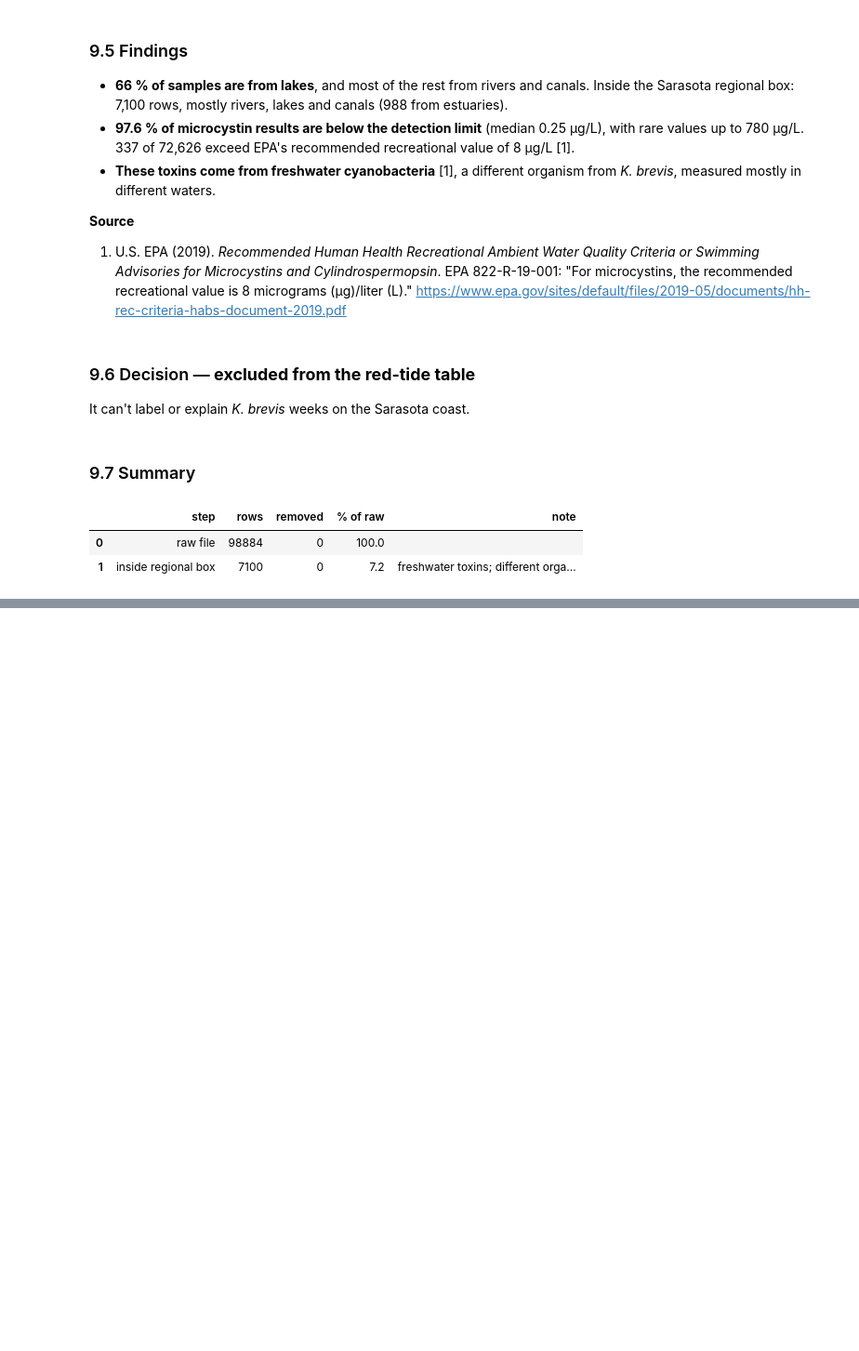
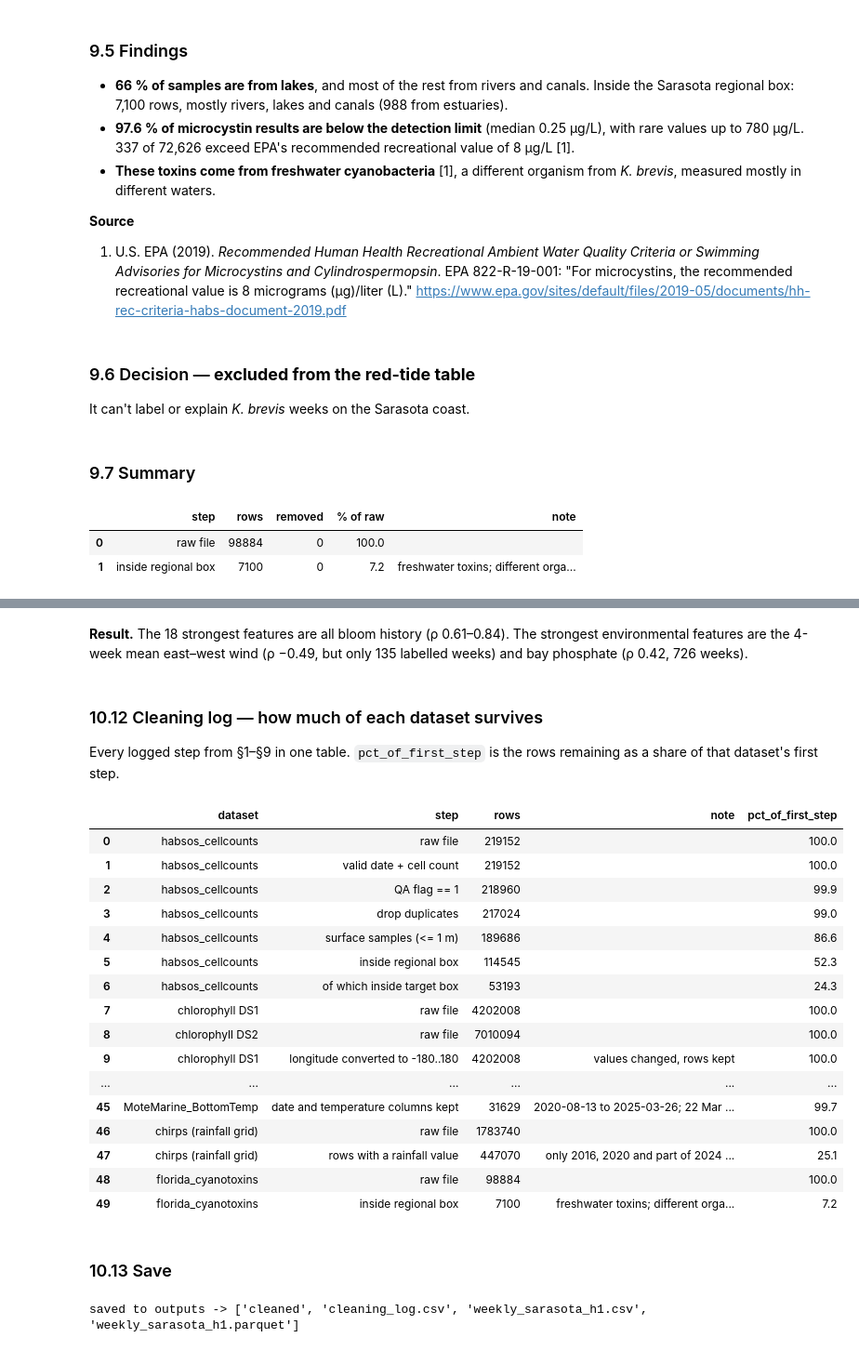
Before and after one commit to Break-Through-Tech/Biointerphase-1A-forecasting-harmful-algal-bloom-risk, a Jupyter notebook: models/notebooks/00_master_eda_and_merge.ipynb, the cells around one changed output, grey strips where cells are left out. Shown at 93% size. Saved outputs shown, nothing was run; the diff lists cells and outputs as text; code cells hidden in the pictures; blank space fills up the shorter version.

```diff
--- a/models/notebooks/00_master_eda_and_merge.ipynb
+++ b/models/notebooks/00_master_eda_and_merge.ipynb
@@ -2290,0 +2739,39 @@ del tox, mc, near
+# %% [markdown]
+**Result.** The 18 strongest features are all bloom history (ρ 0.61–0.84). The strongest environmental features are the 4-week mean east–west wind (ρ −0.49, but only 135 labelled weeks) and bay phosphate (ρ 0.42, 726 weeks).
+# %% [markdown]
+### 10.12 Cleaning log — how much of each dataset survives
+Every logged step from §1–§9 in one table. `pct_of_first_step` is the rows remaining as a share of that dataset's first step.
+# %%
+log = pd.DataFrame(LOG)
+log["pct_of_first_step"] = log.groupby("dataset")["rows"].transform(lambda s: (100 * s / s.iloc[0]).round(1))
+log
+# %% [output]
+|  | dataset | step | rows | note | pct_of_first_step |
+| 0 | habsos_cellcounts | raw file | 219152 |  | 100.0 |
+| 1 | habsos_cellcounts | valid date + cell count | 219152 |  | 100.0 |
+| 2 | habsos_cellcounts | QA flag == 1 | 218960 |  | 99.9 |
+| 3 | habsos_cellcounts | drop duplicates | 217024 |  | 99.0 |
+| 4 | habsos_cellcounts | surface samples (<= 1 m) | 189686 |  | 86.6 |
+| 5 | habsos_cellcounts | inside regional box | 114545 |  | 52.3 |
+| 6 | habsos_cellcounts | of which inside target box | 53193 |  | 24.3 |
+| 7 | chlorophyll DS1 | raw file | 4202008 |  | 100.0 |
+| 8 | chlorophyll DS2 | raw file | 7010094 |  | 100.0 |
+| 9 | chlorophyll DS1 | longitude converted to -180..180 | 4202008 | values changed, rows kept | 100.0 |
+| ... | ... | ... | ... | ... | ... |
+| 45 | MoteMarine_BottomTemp | date and temperature columns kept | 31629 | 2020-08-13 to 2025-03-26; 22 Mar ... | 99.7 |
+| 46 | chirps (rainfall grid) | raw file | 1783740 |  | 100.0 |
+| 47 | chirps (rainfall grid) | rows with a rainfall value | 447070 | only 2016, 2020 and part of 2024 ... | 25.1 |
+| 48 | florida_cyanotoxins | raw file | 98884 |  | 100.0 |
+| 49 | florida_cyanotoxins | inside regional box | 7100 | freshwater toxins; different orga... | 7.2 |
+# %% [markdown]
+### 10.13 Save
+# %%
+table.to_csv(OUTPUT_DIR / "weekly_sarasota_h1.csv")
+log.to_csv(OUTPUT_DIR / "cleaning_log.csv", index=False)
+try:
+    table.to_parquet(OUTPUT_DIR / "weekly_sarasota_h1.parquet")
+except ImportError:
+    pass
+print("saved to", OUTPUT_DIR, "->", sorted(p.name for p in OUTPUT_DIR.iterdir()))
+# %% [output]
+saved to outputs -> ['cleaned', 'cleaning_log.csv', 'weekly_sarasota_h1.csv', 'weekly_sarasota_h1.parquet']
```
Also changed, not shown: parts of 34 cells of this notebook, 4 other files.
